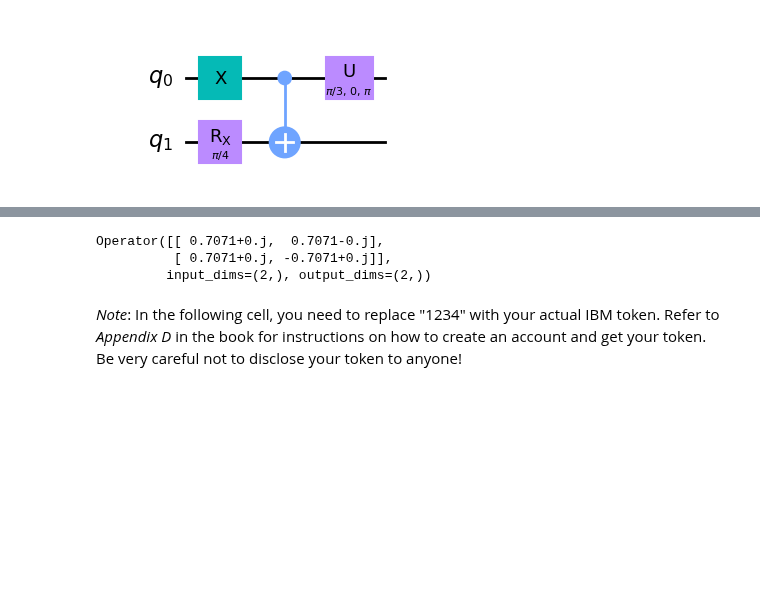
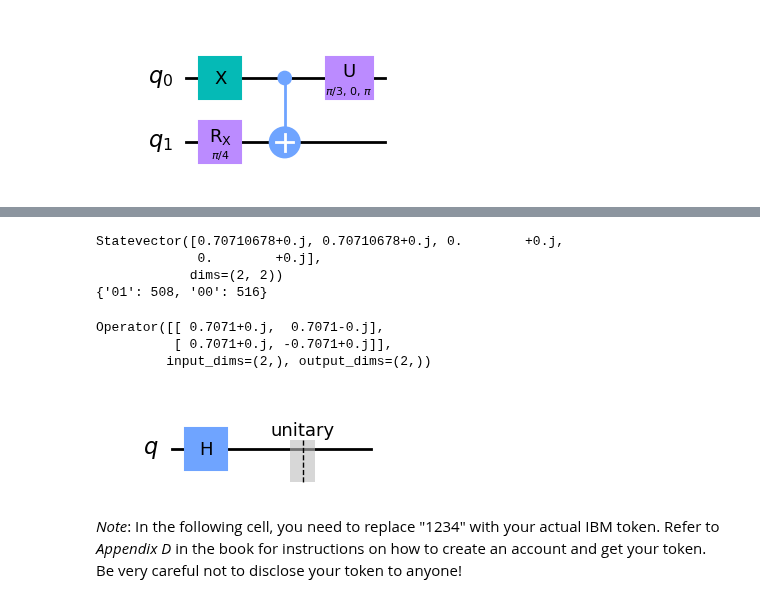
Before and after one commit to dtrad/QuantumComputing, a Jupyter notebook: QBookMLOptim/Chapter02/Chapter_02_Qiskit_code.ipynb, the cells around one changed output, grey strips where cells are left out. Drawn from its saved outputs; the diff is of its cells as text; code cells hidden in the pictures; blank space fills up the shorter version.

```diff
--- a/QBookMLOptim/Chapter02/Chapter_02_Qiskit_code.ipynb
+++ b/QBookMLOptim/Chapter02/Chapter_02_Qiskit_code.ipynb
@@ -79,3 +68,14 @@ Statevector([0.70710678+0.j, 0.70710678+0.j, 0.        +0.j,
+# %%
+result = execute(qc, sim, shots = 1024).result()
+sv = result.get_statevector()
+print(sv)
+counts = result.get_counts()
+print(counts)
+# %% [output]
+Statevector([0.70710678+0.j, 0.70710678+0.j, 0.        +0.j,
+             0.        +0.j],
+            dims=(2, 2))
+{'01': 508, '00': 516}
 # %%
 sim_u = AerSimulator(method = 'unitary')
 
@@ -90,6 +90,10 @@ print(U)
 Operator([[ 0.7071+0.j,  0.7071-0.j],
           [ 0.7071+0.j, -0.7071+0.j]],
          input_dims=(2,), output_dims=(2,))
+# %%
+qc.draw("mpl")
+# %% [output]
+[figure, added]
 # %% [markdown]
 *Note*: In the following cell, you need to replace "1234" with your actual IBM token. Refer to *Appendix D* in the book for instructions on how to create an account and get your token. Be very careful not to disclose your token to anyone!
 # %%
```
Also changed, not shown: parts of 7 cells of this notebook.
